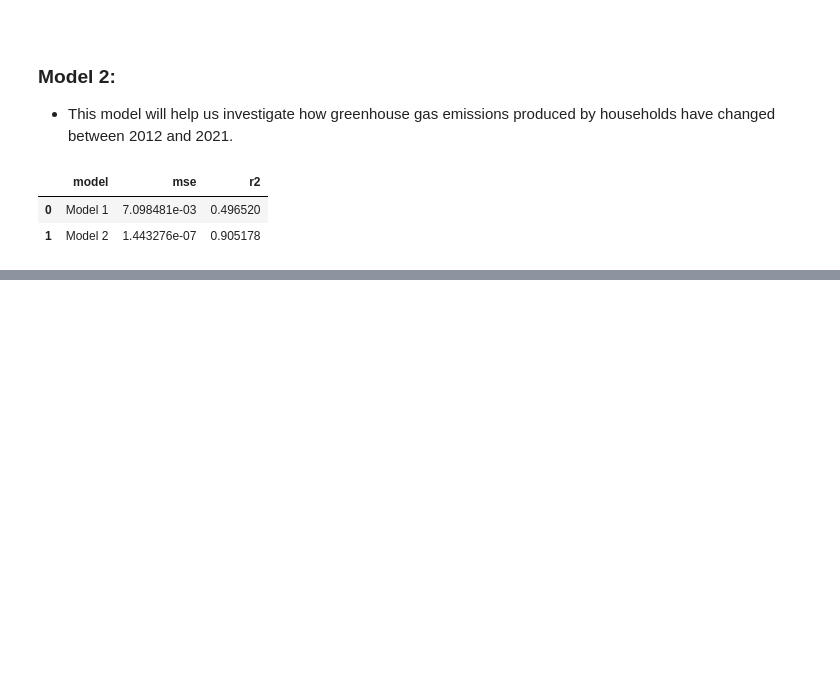
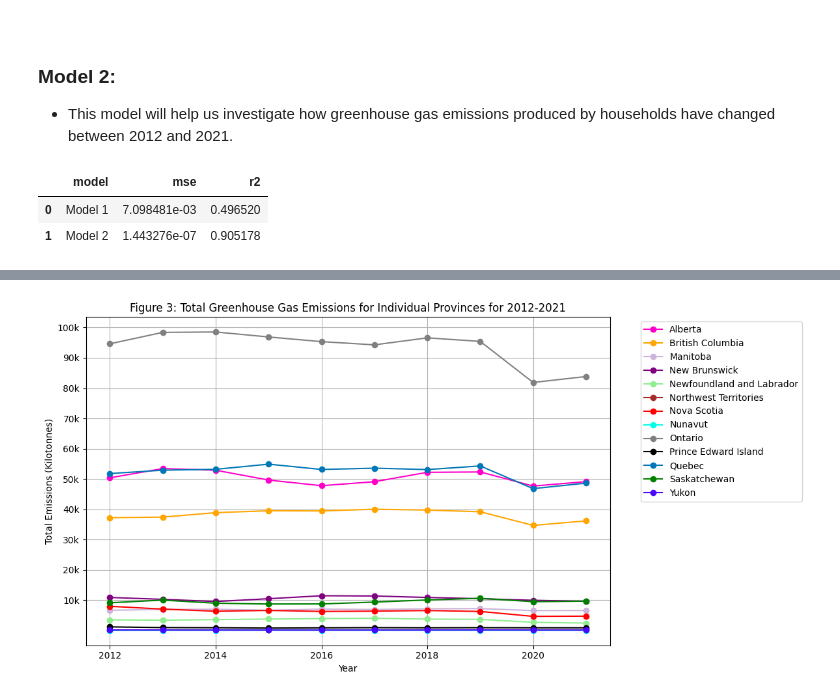
Before and after one commit to Kaylan-W/ghg-emissions-cpsc_368, a Jupyter notebook: a5_analysis/5_data_analysis.ipynb, the cells around one changed output, grey strips where cells are left out. Cells and saved outputs as stored; diff of their text form; code cells hidden in the pictures; blank space fills up the shorter version.

```diff
--- a/a5_analysis/5_data_analysis.ipynb
+++ b/a5_analysis/5_data_analysis.ipynb
@@ -270,0 +323,28 @@ model_metrics
+# %%
+provinces_emissions = merged_df[merged_df['province'] != 'Canada']
+provinces_emissions_over_time = provinces_emissions.groupby(['province', 'year'])['emissions'].sum().reset_index()
+
+colors = ['#ff00c9', 'orange', '#CDB4DB', 'purple', 'lightgreen', 'brown', 'red', '#00ffe7', 'grey', 'black', '#0077b6', 'green','#4a08ff']
+y_ticks = [10000, 20000, 30000, 40000, 50000,60000, 70000, 80000, 90000, 100000]
+
+# Define a counter to keep track of the color index
+color_counter = 0
+
+# Plot emissions over time for all provinces
+plt.figure(figsize=(12, 6))
+for province in provinces_emissions_over_time['province'].unique():
+    province_data = provinces_emissions_over_time[provinces_emissions_over_time['province'] == province]
+    plt.plot(province_data['year'], province_data['emissions'], marker='o', label=province, color=colors[color_counter % len(colors)])
+    # Increment the counter for the next line
+    color_counter += 1
+
+plt.title('Figure 3: Total Greenhouse Gas Emissions for Individual Provinces for 2012-2021')
+plt.xlabel('Year')
+plt.ylabel('Total Emissions (Kilotonnes)')
+plt.legend(bbox_to_anchor=(1.05, 1), loc='upper left')
+plt.yticks(y_ticks, ["10k", "20k", "30k", "40k", "50k","60k","70k","80k","90k", "100k"])  # Set labels corresponding to tick values
+plt.grid(True)
+plt.tight_layout()
+plt.show()
+# %% [output]
+[figure, added]
```
Also changed, not shown: parts of 6 cells of this notebook, 3 other files.
